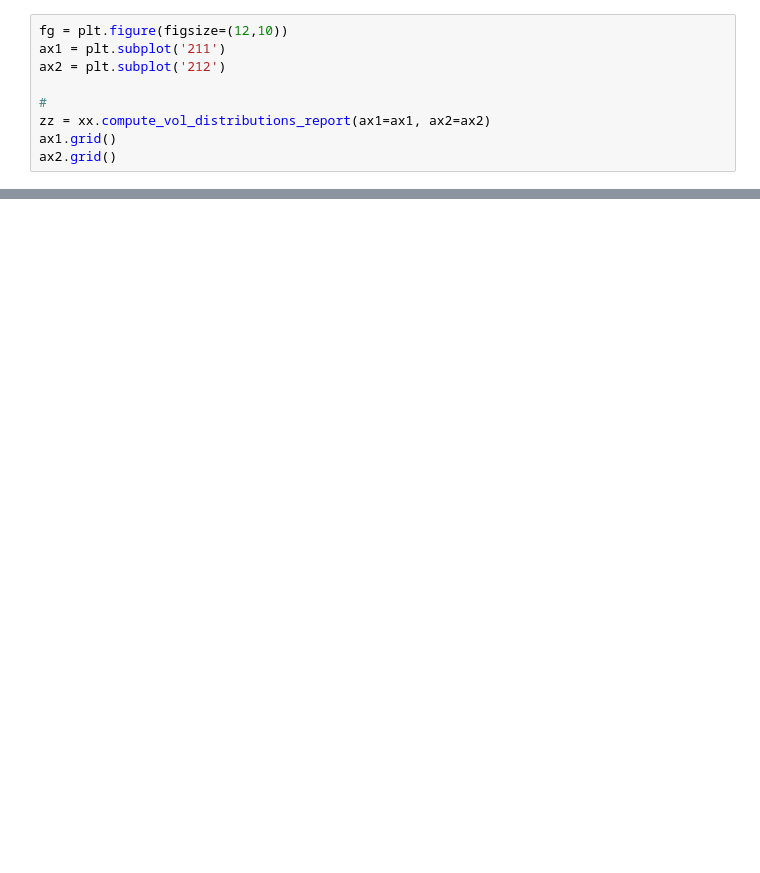
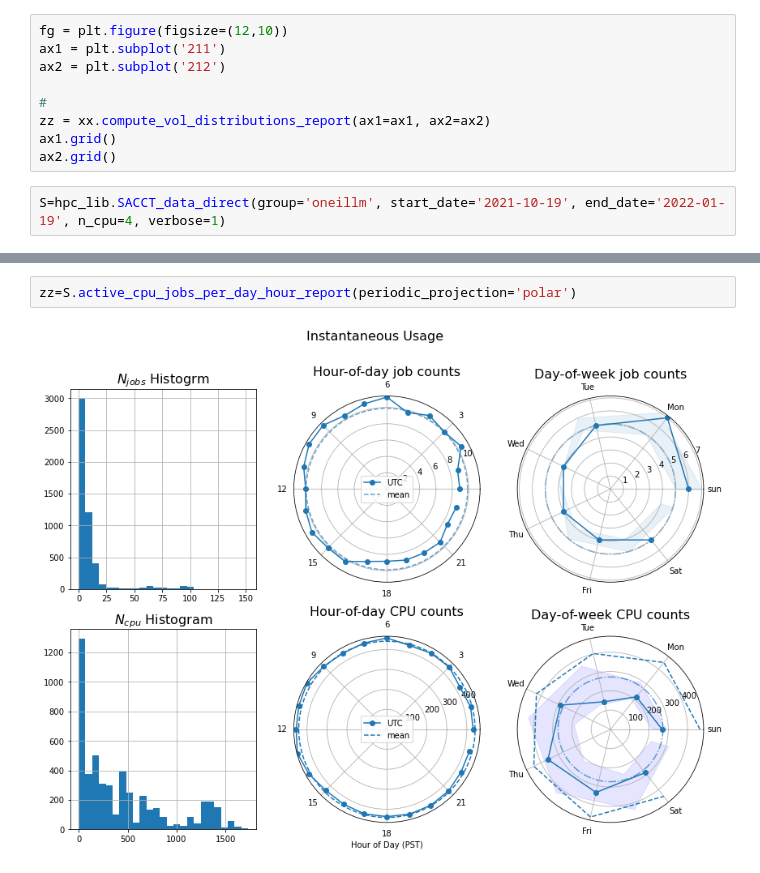
Before and after one commit to jeffersonscientific/HPC_analytics, a Jupyter notebook: hpc_subprocess_dev.ipynb, the cells around one changed output, grey strips where cells are left out. Saved outputs shown, nothing was run; the diff lists cells and outputs as text; blank space fills up the shorter version.

Commit message:
updates to realtime HPC reports scripts...

```diff
--- a/hpc_subprocess_dev.ipynb
+++ b/hpc_subprocess_dev.ipynb
@@ -160,3 +148,5 @@ ax2 = plt.subplot('212')
 zz = xx.compute_vol_distributions_report(ax1=ax1, ax2=ax2)
 ax1.grid()
 ax2.grid()
+# %%
+S=hpc_lib.SACCT_data_direct(group='oneillm', start_date='2021-10-19', end_date='2022-01-19', n_cpu=4, verbose=1)
@@ -162,0 +181,4 @@ ax2.grid()
+# %%
+zz=S.active_cpu_jobs_per_day_hour_report(periodic_projection='polar')
+# %% [output]
+[figure, added]
```
Also changed, not shown: parts of 13 cells of this notebook, 2 other files.
